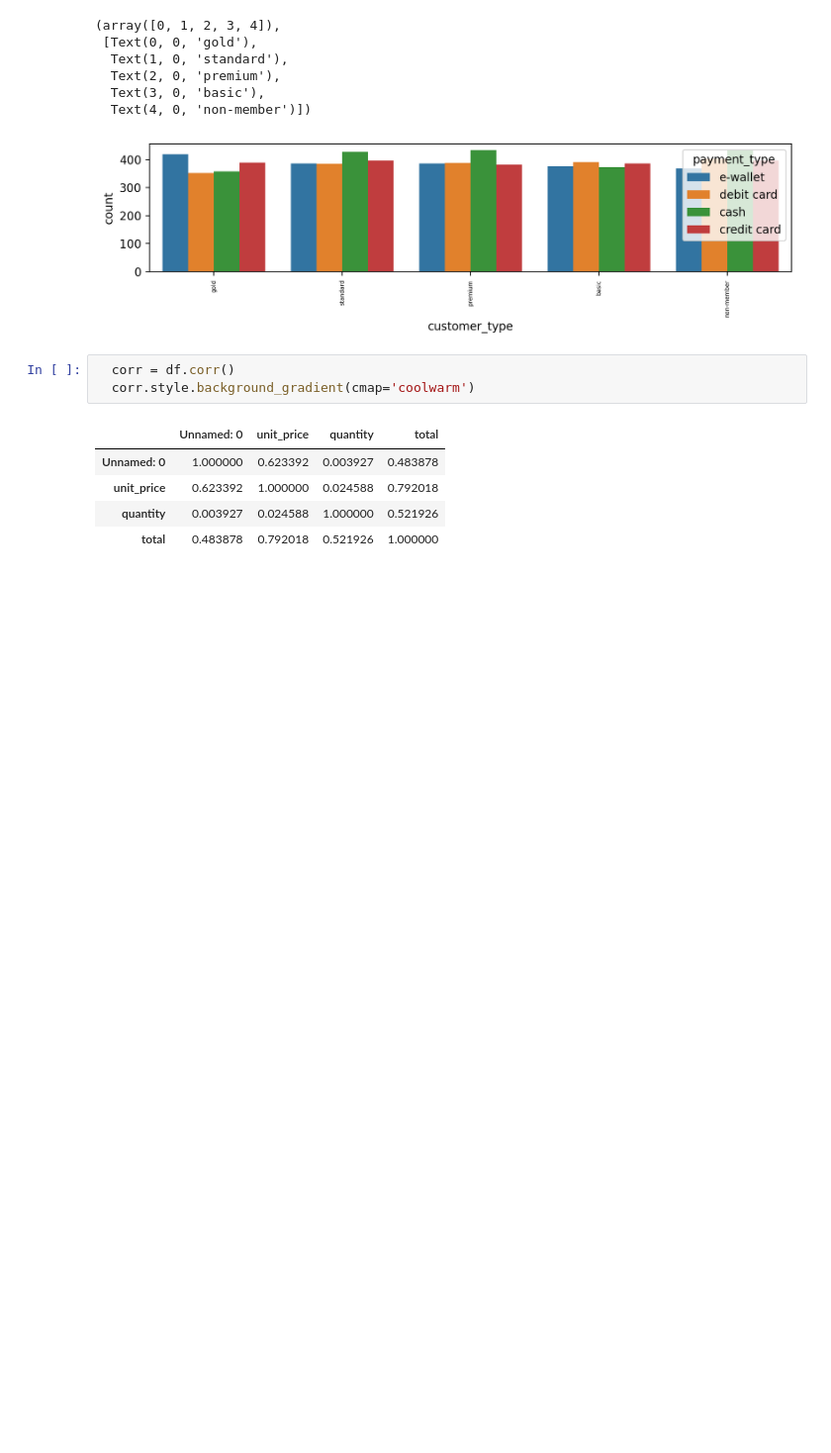
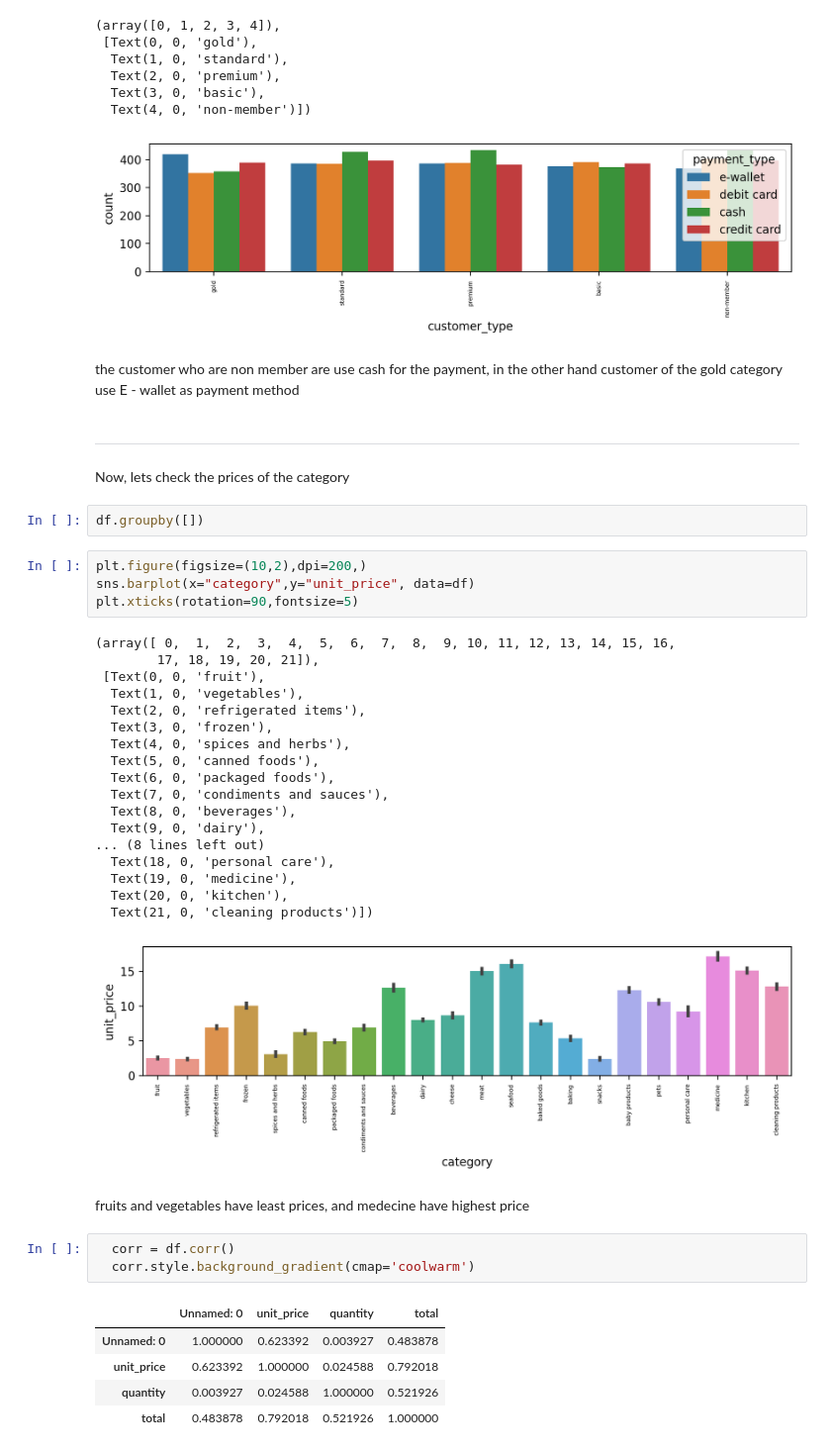
Before and after one commit to kunalNbadgujar/Cognizant-Artificial-Intelligence-Virtual-Internship-Project, a Jupyter notebook: Task_1.ipynb, the cells around one changed output. Shown: that part at 99% size. Cells and saved outputs as stored; diff of their text form; blank space fills up the shorter version.

```diff
--- a/Task_1.ipynb
+++ b/Task_1.ipynb
@@ -213,6 +252,41 @@ plt.xticks(rotation=90,fontsize=5)
   Text(3, 0, 'basic'),
   Text(4, 0, 'non-member')])
 [figure]
+# %% [markdown]
+the customer who are non member are use cash for the payment, in the other hand customer of the gold category use E - wallet as payment method
+# %% [markdown]
+
+
+---
+
+Now, lets check the prices of the category
+# %%
+df.groupby([])
+# %%
+plt.figure(figsize=(10,2),dpi=200,)
+sns.barplot(x="category",y="unit_price", data=df)
+plt.xticks(rotation=90,fontsize=5)
+# %% [output]
+(array([ 0,  1,  2,  3,  4,  5,  6,  7,  8,  9, 10, 11, 12, 13, 14, 15, 16,
+        17, 18, 19, 20, 21]),
+ [Text(0, 0, 'fruit'),
+  Text(1, 0, 'vegetables'),
+  Text(2, 0, 'refrigerated items'),
+  Text(3, 0, 'frozen'),
+  Text(4, 0, 'spices and herbs'),
+  Text(5, 0, 'canned foods'),
+  Text(6, 0, 'packaged foods'),
+  Text(7, 0, 'condiments and sauces'),
+  Text(8, 0, 'beverages'),
+  Text(9, 0, 'dairy'),
+... (8 lines left out)
+  Text(18, 0, 'personal care'),
+  Text(19, 0, 'medicine'),
+  Text(20, 0, 'kitchen'),
+  Text(21, 0, 'cleaning products')])
+[figure, added]
+# %% [markdown]
+fruits and vegetables have least prices, and medecine have highest price
 # %%
   corr = df.corr()
   corr.style.background_gradient(cmap='coolwarm')
```
Also changed, not shown: parts of 19 cells of this notebook.
